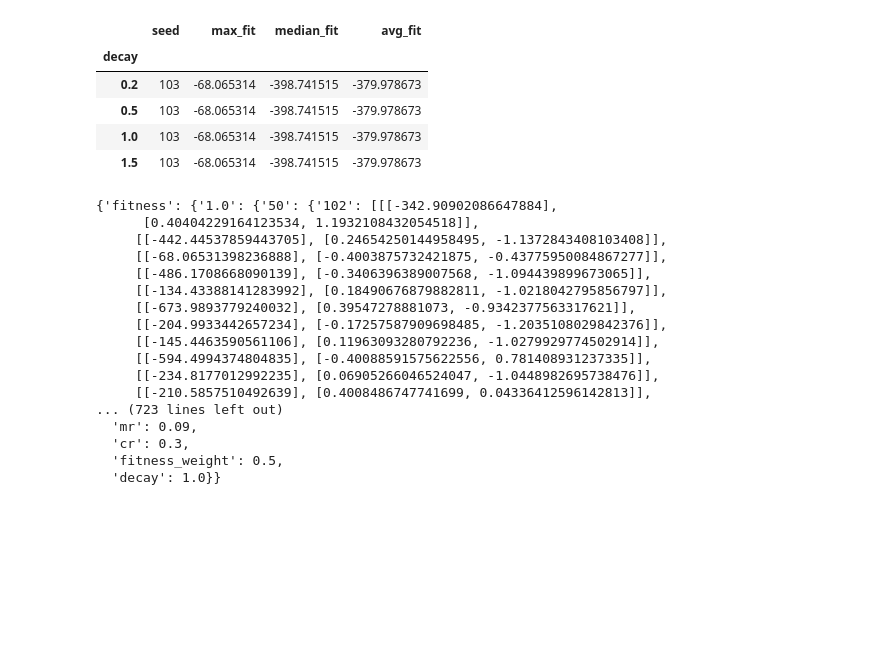
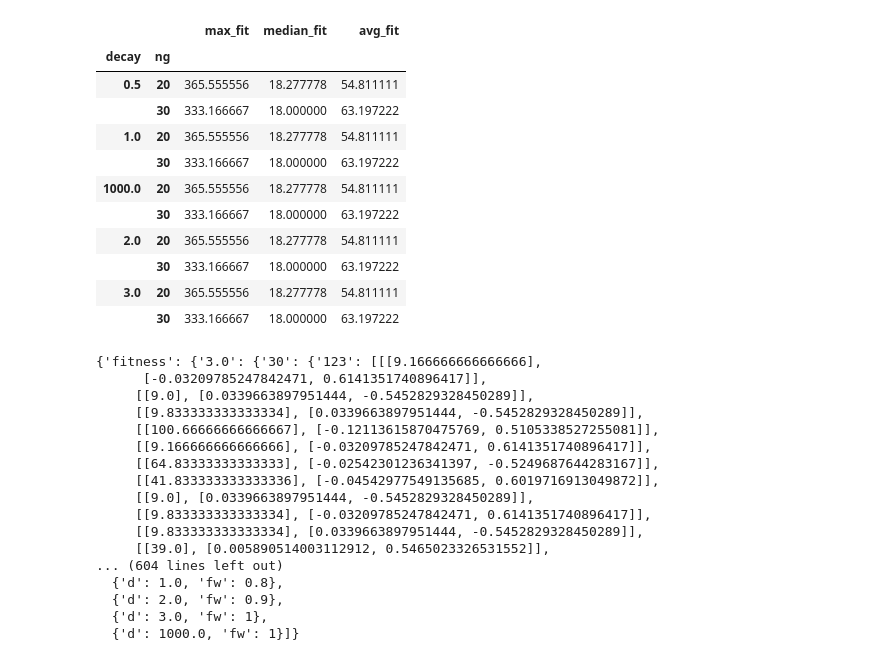
Before and after one commit to Schkliba/MastersThesis, a Jupyter notebook: decay_search.ipynb, the cells around one changed output. Saved outputs shown, nothing was run; the diff lists cells and outputs as text; code cells hidden in the pictures; blank space fills up the shorter version.

```diff
--- a/decay_search.ipynb
+++ b/decay_search.ipynb
@@ -147,9 +5,10 @@ import pandas as pd
 import numpy as np
 def load_direct_data(en, cont, alg, name):
     path = f"./Data/decay_search/{en}/{cont}/{alg}/{name}"
+    print(path)
     json_files = list(Path(path).glob("*.json"))
     print(f"Found {len(json_files)} files!")
-    with open(json_files[1], "r", encoding="utf-8") as f:
+    with open(json_files[0], "r", encoding="utf-8") as f:
         data = json.load(f)
     return data
 
@@ -183,10 +42,10 @@ def save_final_hyperparameters(en, cont, alg, hyper_paramters):
         json.dump(data, f)
         f.truncate()
 # %%
-en = "lunarlander"
+en = "cartpole"
 cont = "add_novelty"
 alg = "diff"
-file_content = load_direct_data(en, cont, alg, "second_try")
+file_content = load_direct_data(en, cont, alg, "repair_try3")
 df = extract_fitness_values(file_content)
 
 df
@@ -208,41 +56,47 @@ Found 2 files!
 # %%
 import seaborn as sns
 df = df.sort_values("decay")
-ploted_df = df[["decay", "seed", "max_fit", "median_fit", "avg_fit"]]
-ploted_df = ploted_df.groupby("decay").max()
+ploted_df = df[["decay", "ng", "seed", "max_fit", "median_fit", "avg_fit"]]
+ploted_df = ploted_df.groupby(["decay", "ng"]).mean()
 ploted_df
 # if "seed" in ploted_df.columns:
 #     ploted_df = ploted_df.drop(columns="seed")
 # ploted_df = ploted_df.melt(
 #         id_vars="decay",
 #         var_name="type",
 #         value_name="value"
 #     )
 # sns.lineplot(data=ploted_df, x="decay", y="value", hue="type")
 # %% [output]
-|  | seed | max_fit | median_fit | avg_fit |
-| decay |  |  |  |  |
-| 0.2 | 103 | -68.065314 | -398.741515 | -379.978673 |
-| 0.5 | 103 | -68.065314 | -398.741515 | -379.978673 |
-| 1.0 | 103 | -68.065314 | -398.741515 | -379.978673 |
-| 1.5 | 103 | -68.065314 | -398.741515 | -379.978673 |
+|  |  | max_fit | median_fit | avg_fit |
+| decay | ng |  |  |  |
+| 0.5 | 20 | 365.555556 | 18.277778 | 54.811111 |
+|  | 30 | 333.166667 | 18.000000 | 63.197222 |
+| 1.0 | 20 | 365.555556 | 18.277778 | 54.811111 |
+|  | 30 | 333.166667 | 18.000000 | 63.197222 |
+| 1000.0 | 20 | 365.555556 | 18.277778 | 54.811111 |
+|  | 30 | 333.166667 | 18.000000 | 63.197222 |
+| 2.0 | 20 | 365.555556 | 18.277778 | 54.811111 |
+|  | 30 | 333.166667 | 18.000000 | 63.197222 |
+| 3.0 | 20 | 365.555556 | 18.277778 | 54.811111 |
+|  | 30 | 333.166667 | 18.000000 | 63.197222 |
 # %%
 file_content
 # %% [output]
-{'fitness': {'1.0': {'50': {'102': [[[-342.90902086647884],
-      [0.40404229164123534, 1.1932108432054518]],
-     [[-442.44537859443705], [0.24654250144958495, -1.1372843408103408]],
-     [[-68.06531398236888], [-0.4003875732421875, -0.43775950084867277]],
-     [[-486.1708668090139], [-0.3406396389007568, -1.094439899673065]],
-     [[-134.43388141283992], [0.18490676879882811, -1.0218042795856797]],
-     [[-673.9893779240032], [0.39547278881073, -0.9342377563317621]],
-     [[-204.9933442657234], [-0.17257587909698485, -1.2035108029842376]],
-     [[-145.4463590561106], [0.11963093280792236, -1.0279929774502914]],
-     [[-594.4994374804835], [-0.40088591575622556, 0.781408931237335]],
-     [[-234.8177012992235], [0.06905266046524047, -1.0448982695738476]],
-     [[-210.5857510492639], [0.4008486747741699, 0.04336412596142813]],
-... (723 lines left out)
-  'mr': 0.09,
-  'cr': 0.3,
-  'fitness_weight': 0.5,
-  'decay': 1.0}}
+{'fitness': {'3.0': {'30': {'123': [[[9.166666666666666],
+      [-0.03209785247842471, 0.6141351740896417]],
+     [[9.0], [0.0339663897951444, -0.5452829328450289]],
+     [[9.833333333333334], [0.0339663897951444, -0.5452829328450289]],
+     [[100.66666666666667], [-0.12113615870475769, 0.5105338527255081]],
+     [[9.166666666666666], [-0.03209785247842471, 0.6141351740896417]],
+     [[64.83333333333333], [-0.02542301236341397, -0.5249687644283167]],
+     [[41.833333333333336], [-0.04542977549135685, 0.6019716913049872]],
+     [[9.0], [0.0339663897951444, -0.5452829328450289]],
+     [[9.833333333333334], [-0.03209785247842471, 0.6141351740896417]],
+     [[9.833333333333334], [0.0339663897951444, -0.5452829328450289]],
+     [[39.0], [0.005890514003112912, 0.5465023326531552]],
+... (604 lines left out)
+  {'d': 1.0, 'fw': 0.8},
+  {'d': 2.0, 'fw': 0.9},
+  {'d': 3.0, 'fw': 1},
+  {'d': 1000.0, 'fw': 1}]}
```
Also changed, not shown: parts of 3 cells of this notebook, 16 other files.
